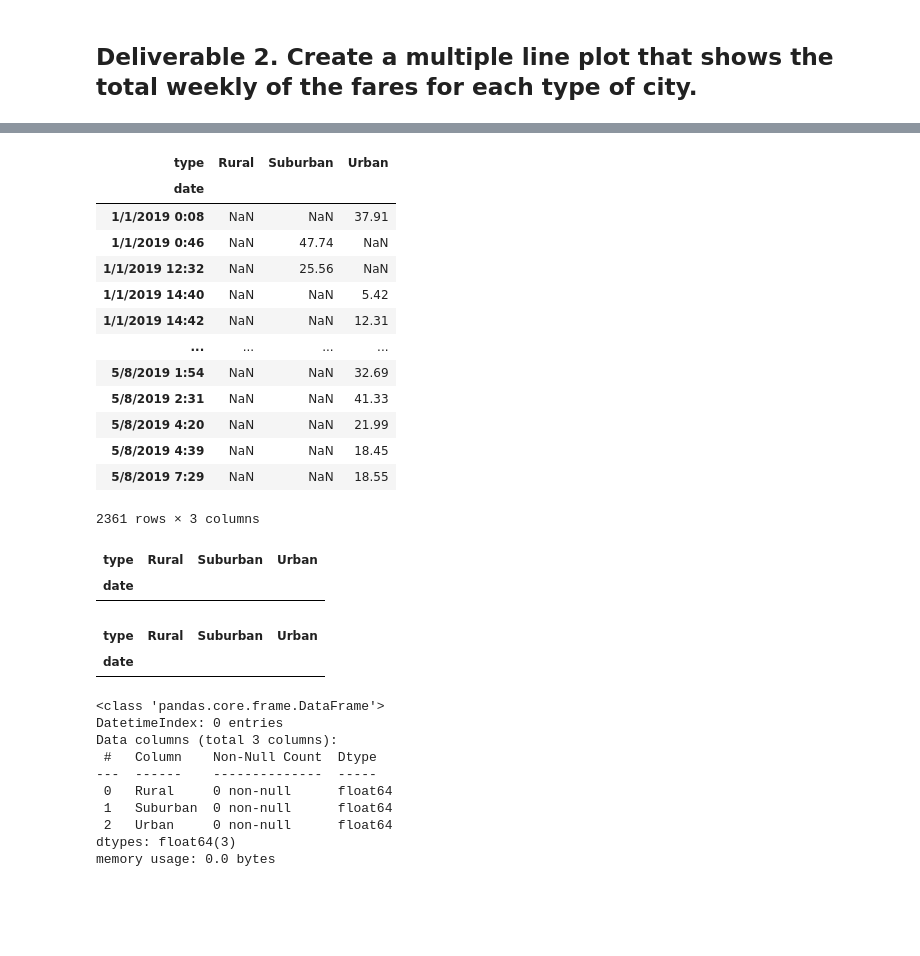
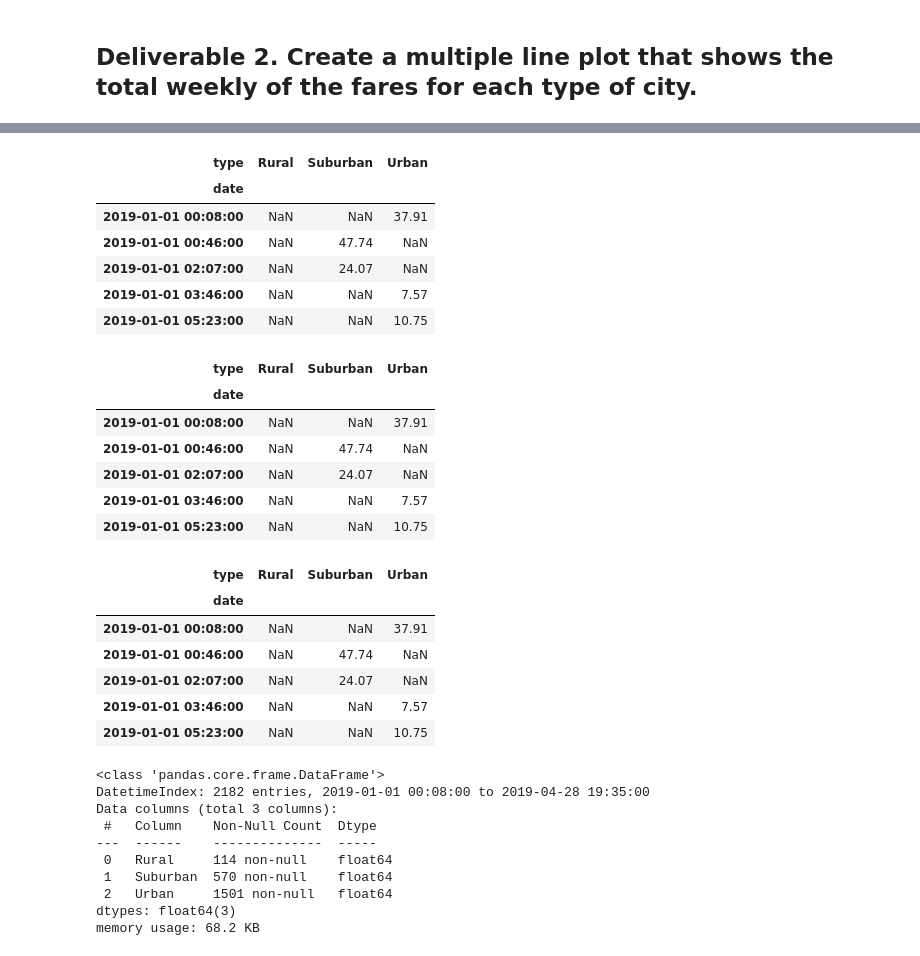
Before and after one commit to rhutDU18/PyBer_Analysis, a Jupyter notebook: Pyber_Challange/PyBer_Challenge_starter_code.ipynb, the cells around one changed output, grey strips where cells are left out. Drawn from its saved outputs; the diff is of its cells as text; code cells hidden in the pictures; blank space fills up the shorter version.

```diff
--- a/Pyber_Challange/PyBer_Challenge_starter_code.ipynb
+++ b/Pyber_Challange/PyBer_Challenge_starter_code.ipynb
@@ -24,8 +33,8 @@ ride_data_df = pd.read_csv(ride_data_to_load)
 # Combine the data into a single dataset
 pyber_data_df = pd.merge(ride_data_df, city_data_df, how="left", on=["city", "city"])
 
-
-
+#format the date
+pyber_data_df["date"] = pd.to_datetime(pyber_data_df["date"])
 
 # Display the data table for preview
 pyber_data_df.head(100)
@@ -211,32 +206,30 @@ total_weekly_fares_new_df
 # %%
 # 4. Create a pivot table with the 'date' as the index, the columns ='type', and values='fare'
 # to get the total fares for each type of city by the date.
 
 total_weekly_fares_new_df = total_weekly_fares_new_df.pivot(index="date", columns="type", values="fare")
-total_weekly_fares_new_df
+total_weekly_fares_new_df.head()
 # %% [output]
 | type | Rural | Suburban | Urban |
 | date |  |  |  |
-| 1/1/2019 0:08 | NaN | NaN | 37.91 |
-| 1/1/2019 0:46 | NaN | 47.74 | NaN |
-| 1/1/2019 12:32 | NaN | 25.56 | NaN |
-| 1/1/2019 14:40 | NaN | NaN | 5.42 |
-| 1/1/2019 14:42 | NaN | NaN | 12.31 |
-| ... | ... | ... | ... |
-| 5/8/2019 1:54 | NaN | NaN | 32.69 |
-| 5/8/2019 2:31 | NaN | NaN | 41.33 |
-| 5/8/2019 4:20 | NaN | NaN | 21.99 |
-| 5/8/2019 4:39 | NaN | NaN | 18.45 |
-| 5/8/2019 7:29 | NaN | NaN | 18.55 |
+| 2019-01-01 00:08:00 | NaN | NaN | 37.91 |
+| 2019-01-01 00:46:00 | NaN | 47.74 | NaN |
+| 2019-01-01 02:07:00 | NaN | 24.07 | NaN |
+| 2019-01-01 03:46:00 | NaN | NaN | 7.57 |
+| 2019-01-01 05:23:00 | NaN | NaN | 10.75 |
-2361 rows × 3 columns
 # %%
 # 5. Create a new DataFrame from the pivot table DataFrame using loc on the given dates, '2019-01-01':'2019-04-29'.
 
 new_date_df = total_weekly_fares_new_df.loc['2019-01-01':'2019-04-28']
-new_date_df
+new_date_df.head()
 # %% [output]
 | type | Rural | Suburban | Urban |
 | date |  |  |  |
+| 2019-01-01 00:08:00 | NaN | NaN | 37.91 |
+| 2019-01-01 00:46:00 | NaN | 47.74 | NaN |
+| 2019-01-01 02:07:00 | NaN | 24.07 | NaN |
+| 2019-01-01 03:46:00 | NaN | NaN | 7.57 |
+| 2019-01-01 05:23:00 | NaN | NaN | 10.75 |
 # %%
 # 6. Set the "date" index to datetime datatype. This is necessary to use the resample() method in Step 8.
 
@@ -247,6 +240,11 @@ new_date_df.head()
 # %% [output]
 | type | Rural | Suburban | Urban |
 | date |  |  |  |
+| 2019-01-01 00:08:00 | NaN | NaN | 37.91 |
+| 2019-01-01 00:46:00 | NaN | 47.74 | NaN |
+| 2019-01-01 02:07:00 | NaN | 24.07 | NaN |
+| 2019-01-01 03:46:00 | NaN | NaN | 7.57 |
+| 2019-01-01 05:23:00 | NaN | NaN | 10.75 |
 # %%
 # 7. Check that the datatype for the index is datetime using df.info()
 
@@ -254,15 +252,15 @@ new_date_df.head()
 new_date_df.info()
 # %% [output]
 <class 'pandas.core.frame.DataFrame'>
-DatetimeIndex: 0 entries
+DatetimeIndex: 2182 entries, 2019-01-01 00:08:00 to 2019-04-28 19:35:00
 Data columns (total 3 columns):
  #   Column    Non-Null Count  Dtype
 ---  ------    --------------  -----
- 0   Rural     0 non-null      float64
- 1   Suburban  0 non-null      float64
- 2   Urban     0 non-null      float64
+ 0   Rural     114 non-null    float64
+ 1   Suburban  570 non-null    float64
+ 2   Urban     1501 non-null   float64
 dtypes: float64(3)
-memory usage: 0.0 bytes
+memory usage: 68.2 KB
 # %%
 # 8. Create a new DataFrame using the "resample()" function by week 'W' and get the sum of the fares for each week.
 
```
Also changed, not shown: parts of 8 cells of this notebook.
